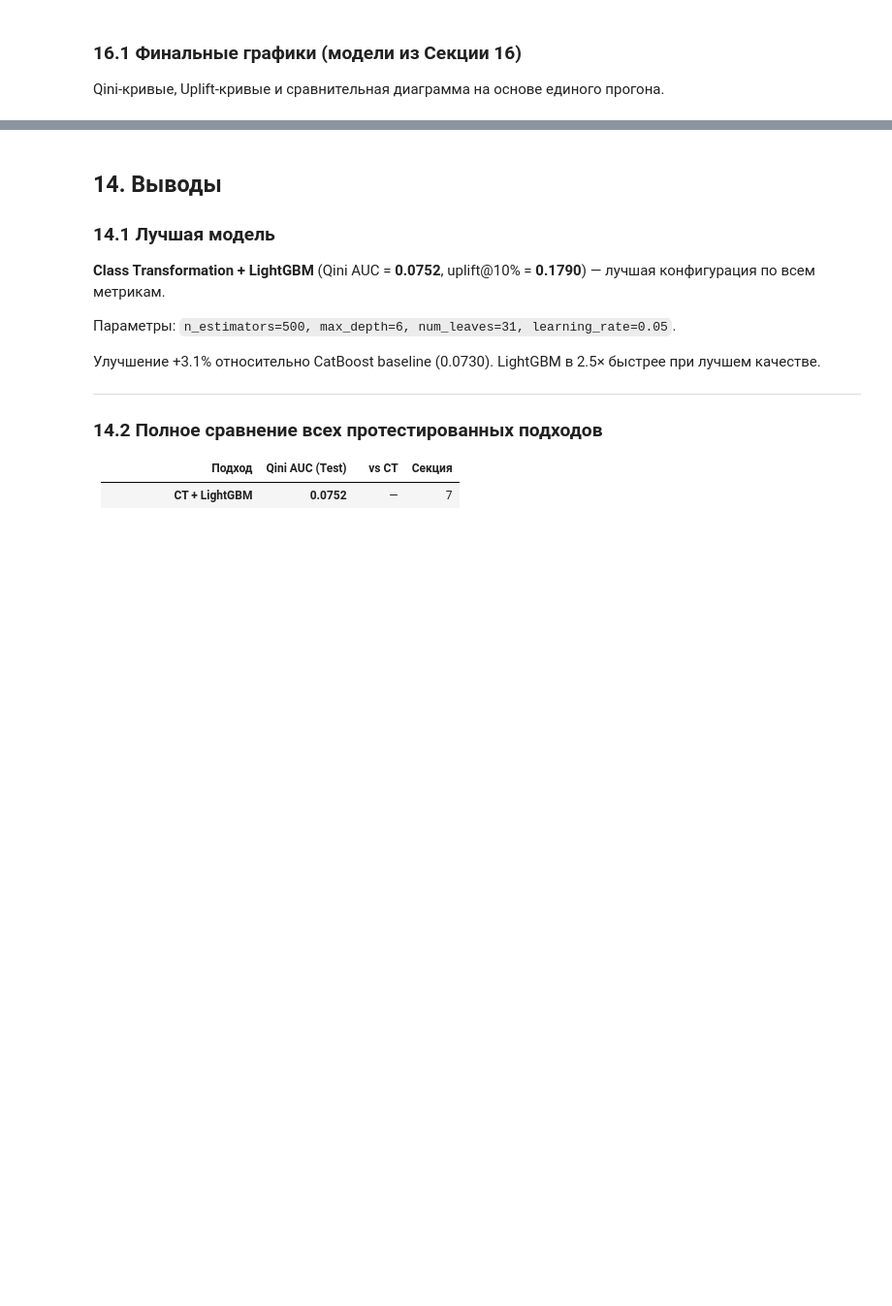
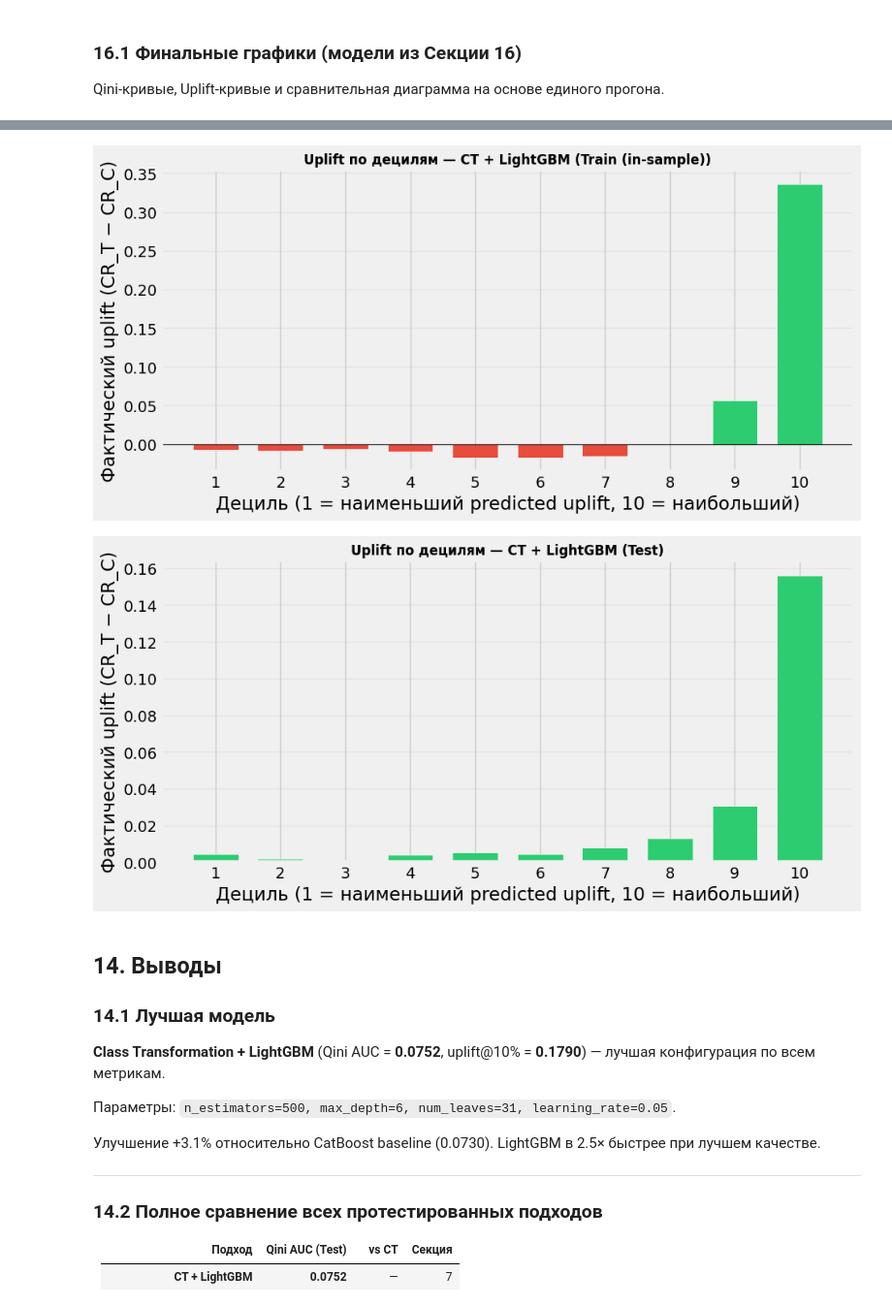
Before and after one commit to Xlemon5/lenta-uplift-modeling, a Jupyter notebook: modeling.ipynb, the cells around one changed output, grey strips where cells are left out. Shown at 97% size. Cells and saved outputs as stored; diff of their text form; code cells hidden in the pictures; blank space fills up the shorter version.

```diff
--- a/modeling.ipynb
+++ b/modeling.ipynb
@@ -2538,3 +2504,38 @@ for name, tr_pred, te_pred, tr_note, te_note in ct_variants:
+# %%
+# ── Uplift по децилям — CT + LightGBM: Train, затем Test ───────────────────
+def decile_stats(pred, y, t):
+    df = pd.DataFrame({'pred': pred, 'y': y.values, 't': t.values})
+    df['bin'] = pd.qcut(df['pred'].rank(method='first'), q=10,
+                        labels=False, duplicates='drop')
+    rows = []
+    for b in sorted(df['bin'].unique()):
+        g = df[df['bin'] == b]
+        cr_t = g.loc[g['t'] == 1, 'y'].mean()
+        cr_c = g.loc[g['t'] == 0, 'y'].mean()
+        rows.append({'Dециль': int(b)+1, 'CR treatment': cr_t,
+                     'CR control': cr_c, 'Uplift': cr_t - cr_c})
+    return pd.DataFrame(rows)
+
+for split_label, pred_ct, y_s, t_s in [
+    ('Train (in-sample)', ct16_tr, y_train, treatment_train),
+    ('Test',              ct16_te, y_test,  treatment_test),
+]:
+    bdf = decile_stats(pred_ct, y_s, t_s)
+    fig, ax = plt.subplots(figsize=(10, 5))
+    bar_c = ['#2ecc71' if u > 0 else '#e74c3c' for u in bdf['Uplift']]
+    ax.bar(bdf['Dециль'], bdf['Uplift'], color=bar_c, edgecolor='white', width=0.7)
+    ax.axhline(y=0, color='black', linewidth=0.8)
+    ax.set_xlabel('Дециль (1 = наименьший predicted uplift, 10 = наибольший)')
+    ax.set_ylabel('Фактический uplift (CR_T − CR_C)')
+    ax.set_title(f'Uplift по децилям — CT + LightGBM ({split_label})',
+                 fontsize=12, fontweight='bold')
+    ax.set_xticks(bdf['Dециль'])
+    ax.grid(True, alpha=0.3, axis='y')
+    plt.tight_layout()
+    plt.show()
+# %% [output]
+[figure, added]
+[figure, added]
 # %% [markdown]
 ## 14. Выводы
 
```
Also changed, not shown: parts of 12 cells of this notebook.
